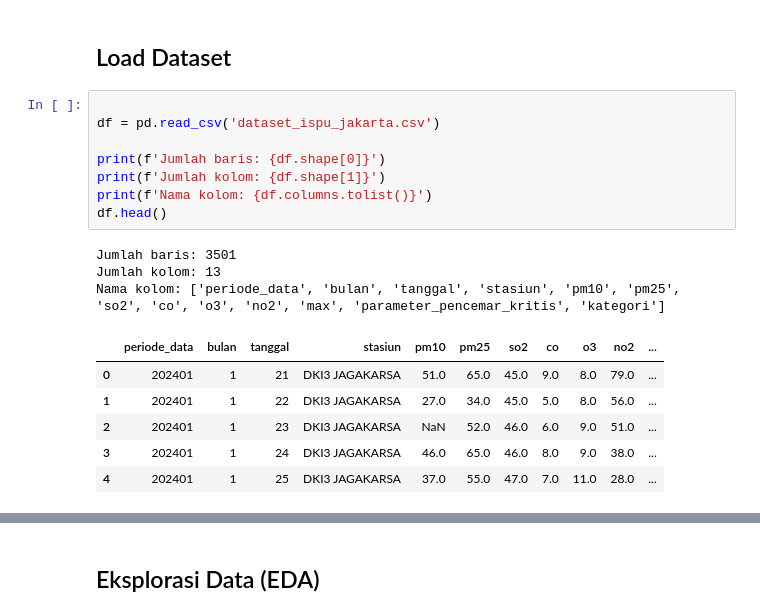
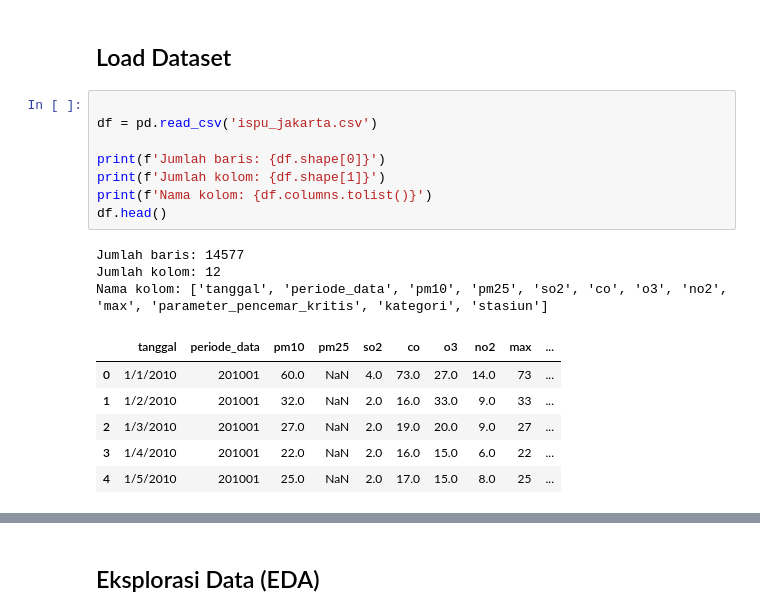
Before and after one commit to lisaaly9/Machine-Learning-, a Jupyter notebook: 3_Preliminary_Result_Kelompok7.ipynb, the cells around one changed output, grey strips where cells are left out. Drawn from its saved outputs; the diff is of its cells as text.

```diff
--- a/3_Preliminary_Result_Kelompok7.ipynb
+++ b/3_Preliminary_Result_Kelompok7.ipynb
@@ -47,22 +47,22 @@ from sklearn.metrics import (
 ## Load Dataset
 # %%
 
-df = pd.read_csv('dataset_ispu_jakarta.csv')
+df = pd.read_csv('ispu_jakarta.csv')
 
 print(f'Jumlah baris: {df.shape[0]}')
 print(f'Jumlah kolom: {df.shape[1]}')
 print(f'Nama kolom: {df.columns.tolist()}')
 df.head()
 # %% [output]
-Jumlah baris: 3501
-Jumlah kolom: 13
-Nama kolom: ['periode_data', 'bulan', 'tanggal', 'stasiun', 'pm10', 'pm25', 'so2', 'co', 'o3', 'no2', 'max', 'parameter_pencemar_kritis', 'kategori']
+Jumlah baris: 14577
+Jumlah kolom: 12
+Nama kolom: ['tanggal', 'periode_data', 'pm10', 'pm25', 'so2', 'co', 'o3', 'no2', 'max', 'parameter_pencemar_kritis', 'kategori', 'stasiun']
-|  | periode_data | bulan | tanggal | stasiun | pm10 | pm25 | so2 | co | o3 | no2 | ... |
-| 0 | 202401 | 1 | 21 | DKI3 JAGAKARSA | 51.0 | 65.0 | 45.0 | 9.0 | 8.0 | 79.0 | ... |
-| 1 | 202401 | 1 | 22 | DKI3 JAGAKARSA | 27.0 | 34.0 | 45.0 | 5.0 | 8.0 | 56.0 | ... |
-| 2 | 202401 | 1 | 23 | DKI3 JAGAKARSA | NaN | 52.0 | 46.0 | 6.0 | 9.0 | 51.0 | ... |
-| 3 | 202401 | 1 | 24 | DKI3 JAGAKARSA | 46.0 | 65.0 | 46.0 | 8.0 | 9.0 | 38.0 | ... |
-| 4 | 202401 | 1 | 25 | DKI3 JAGAKARSA | 37.0 | 55.0 | 47.0 | 7.0 | 11.0 | 28.0 | ... |
+|  | tanggal | periode_data | pm10 | pm25 | so2 | co | o3 | no2 | max | ... |
+| 0 | 1/1/2010 | 201001 | 60.0 | NaN | 4.0 | 73.0 | 27.0 | 14.0 | 73 | ... |
+| 1 | 1/2/2010 | 201001 | 32.0 | NaN | 2.0 | 16.0 | 33.0 | 9.0 | 33 | ... |
+| 2 | 1/3/2010 | 201001 | 27.0 | NaN | 2.0 | 19.0 | 20.0 | 9.0 | 27 | ... |
+| 3 | 1/4/2010 | 201001 | 22.0 | NaN | 2.0 | 16.0 | 15.0 | 6.0 | 22 | ... |
+| 4 | 1/5/2010 | 201001 | 25.0 | NaN | 2.0 | 17.0 | 15.0 | 8.0 | 25 | ... |
 # %%
 print('Informasi Dataset')
 df.info()
```
Also changed, not shown: parts of 24 cells of this notebook, 7 other files.
